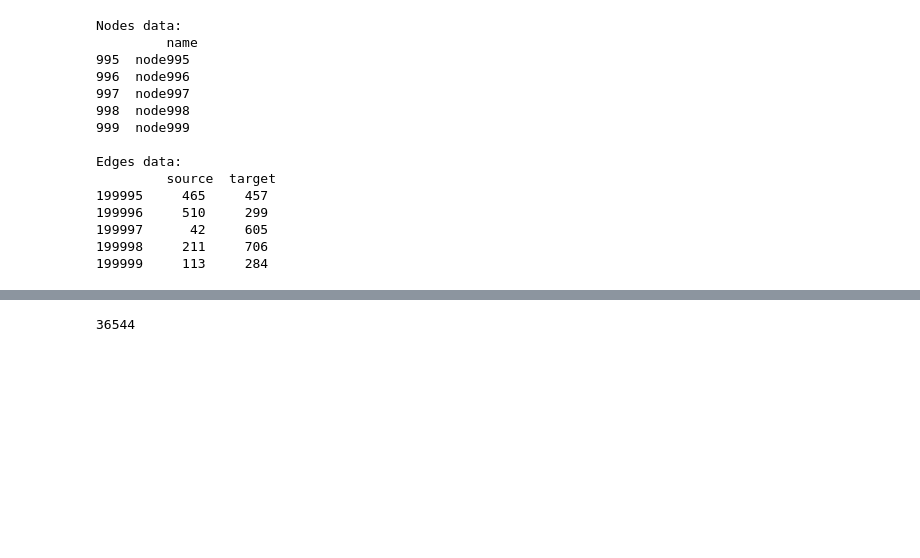
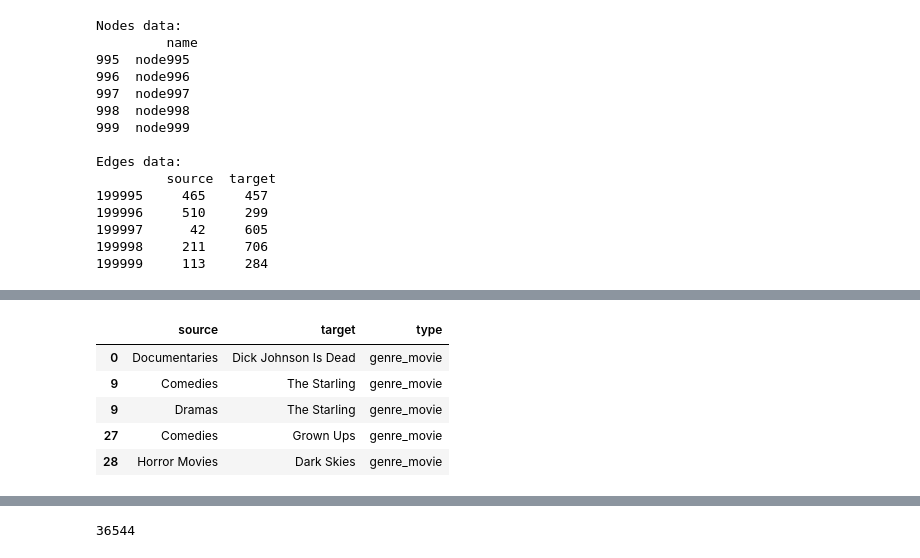
Before and after one commit to doctorofdata/current, a Jupyter notebook: netflix_graph_mapping.ipynb, the cells around one changed output, grey strips where cells are left out. Saved outputs shown, nothing was run; the diff lists cells and outputs as text; code cells hidden in the pictures; blank space fills up the shorter version.

```diff
--- a/netflix_graph_mapping.ipynb
+++ b/netflix_graph_mapping.ipynb
@@ -182,0 +256,26 @@ df.head()
+# %%
+# Create groups of edges
+genre_movie = df1[["categories", "title"]].drop_duplicates()
+
+genre_movie.columns = ["source", "target"]
+genre_movie["type"] = "genre_movie"
+
+movie_actor = df1[["title", "actors"]].drop_duplicates()
+
+movie_actor.columns = ["source", "target"]
+movie_actor["type"] = "movie_actor"
+
+movie_dir = df1[["title", "directors"]].drop_duplicates()
+
+movie_dir.columns = ["source", "target"]
+movie_dir["type"] = "movie_director"
+
+edges = pd.concat([genre_movie, movie_actor, movie_dir])
+
+# Compile the nodes
+genres = pd.DataFrame({"id": df1["categories"].unique(), "node_type": "genre"})
+movies = pd.DataFrame({"id": df1["title"].unique(), "node_type": "movie"})
+actors = pd.DataFrame({"id": df1["actors"].unique(), "node_type": "actor"})
+directors = pd.DataFrame({'id': df1['directors'].unique(), 'node_type': 'director'})
+
+nodes = pd.concat([genres, movies, actors, directors])
@@ -182,0 +286,9 @@ df.head()
+# %%
+edges.head()
+# %% [output]
+|  | source | target | type |
+| 0 | Documentaries | Dick Johnson Is Dead | genre_movie |
+| 9 | Comedies | The Starling | genre_movie |
+| 9 | Dramas | The Starling | genre_movie |
+| 27 | Comedies | Grown Ups | genre_movie |
+| 28 | Horror Movies | Dark Skies | genre_movie |
```
Also changed, not shown: parts of 32 cells of this notebook.
